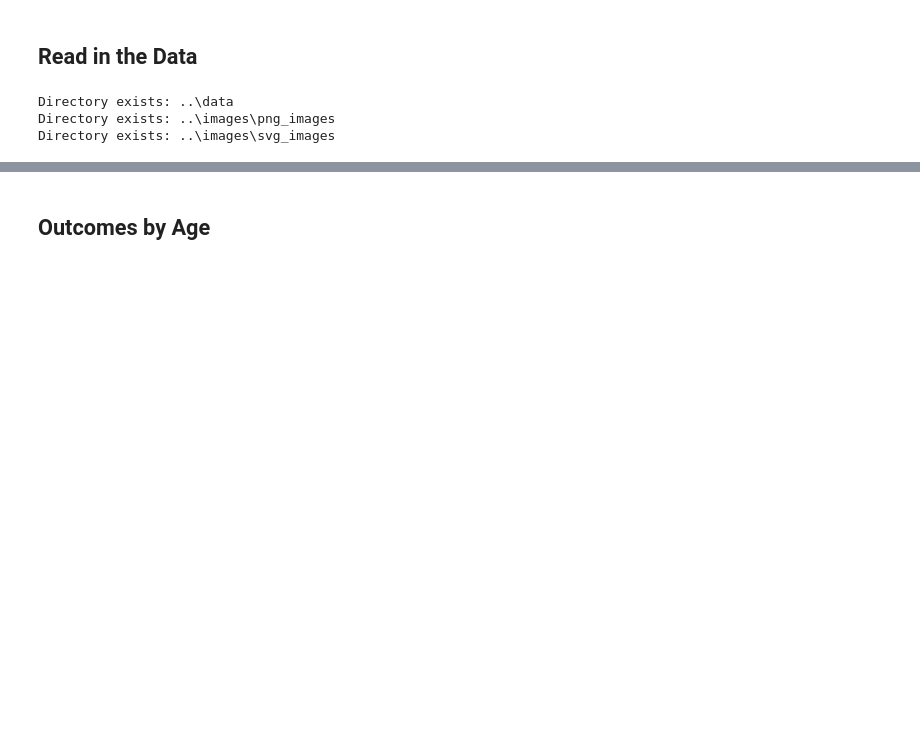
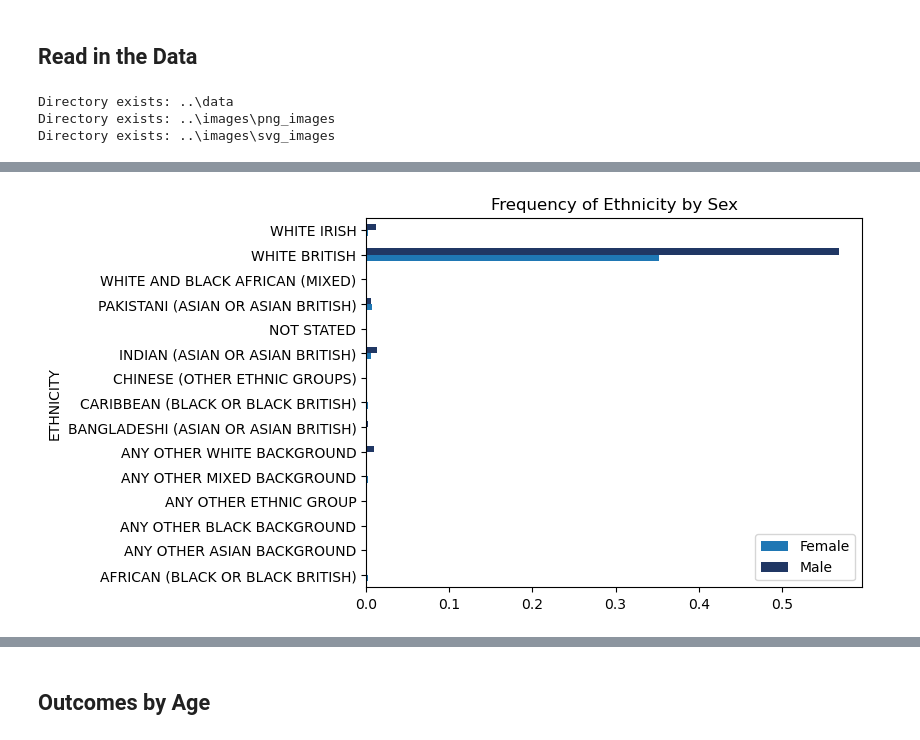
Before and after one commit to lshpaner/bmc_ali_kfre_val, a Jupyter notebook: notebooks/eda.ipynb, the cells around one changed output, grey strips where cells are left out. Drawn from its saved outputs; the diff is of its cells as text; code cells hidden in the pictures; blank space fills up the shorter version.

```diff
--- a/notebooks/eda.ipynb
+++ b/notebooks/eda.ipynb
@@ -49,0 +91,15 @@ df_eda.head()
+# %%
+pd.crosstab(df_eda["ETHNICITY"], df_eda["SEX"], normalize=True).sort_values(
+    by=["ETHNICITY"]
+).plot(kind="barh", color=base_colors["other_color"])
+plt.title("Frequency of Ethnicity by Sex")
+plt.legend(loc="lower right")
+plt.savefig(
+    os.path.join(image_path_png, "freq_ethnicity_by_sex.png"), bbox_inches="tight"
+)
+plt.savefig(
+    os.path.join(image_path_svg, "freq_ethnicity_by_sex.svg"), bbox_inches="tight"
+)
+plt.show()
+# %% [output]
+[figure, added]
```
Also changed, not shown: parts of 9 cells of this notebook, 17 other files.
